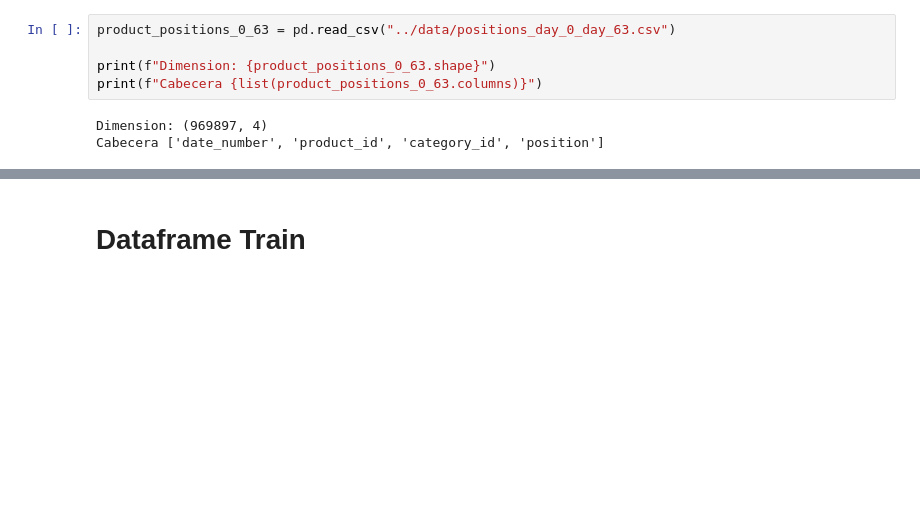
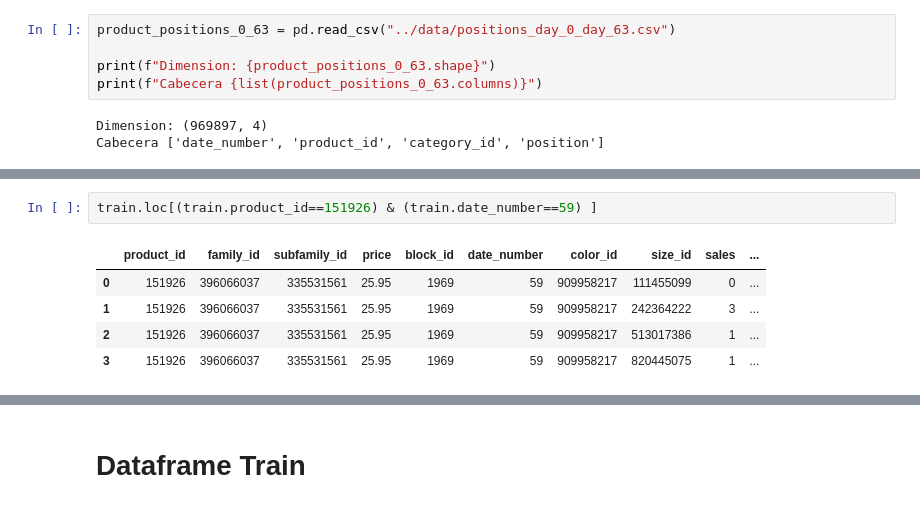
Before and after one commit to rodgomrod/Zara_Competition, a Jupyter notebook: Notebooks/1_EDA.ipynb, the cells around one changed output, grey strips where cells are left out. Drawn from its saved outputs; the diff is of its cells as text; blank space fills up the shorter version.

```diff
--- a/Notebooks/1_EDA.ipynb
+++ b/Notebooks/1_EDA.ipynb
@@ -77,0 +138,8 @@ product_positions_0_63.head()
+# %%
+train.loc[(train.product_id==151926) & (train.date_number==59) ]
+# %% [output]
+|  | product_id | family_id | subfamily_id | price | block_id | date_number | color_id | size_id | sales | ... |
+| 0 | 151926 | 396066037 | 335531561 | 25.95 | 1969 | 59 | 909958217 | 111455099 | 0 | ... |
+| 1 | 151926 | 396066037 | 335531561 | 25.95 | 1969 | 59 | 909958217 | 242364222 | 3 | ... |
+| 2 | 151926 | 396066037 | 335531561 | 25.95 | 1969 | 59 | 909958217 | 513017386 | 1 | ... |
+| 3 | 151926 | 396066037 | 335531561 | 25.95 | 1969 | 59 | 909958217 | 820445075 | 1 | ... |
```
Also changed, not shown: parts of 48 cells of this notebook.
